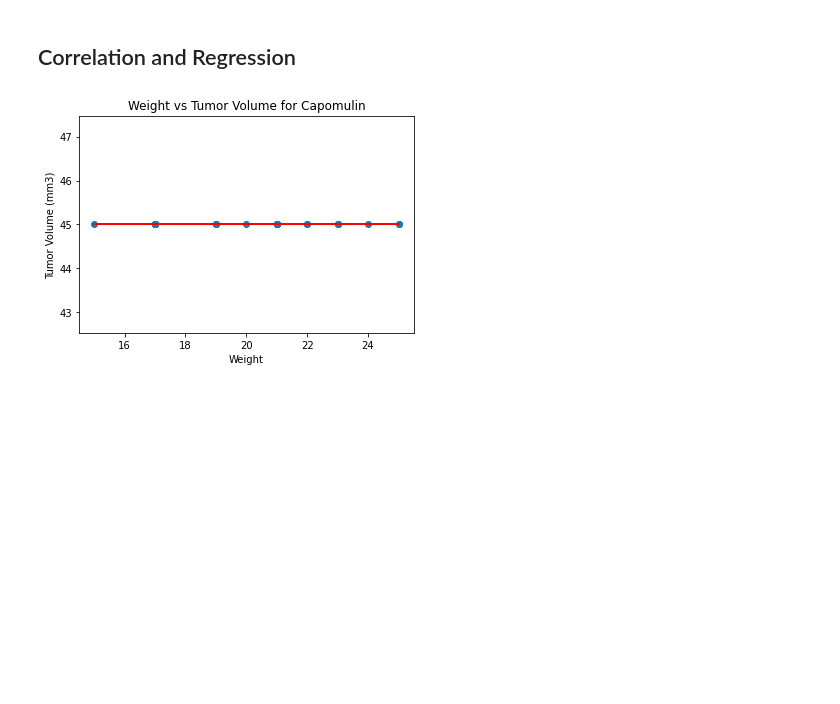
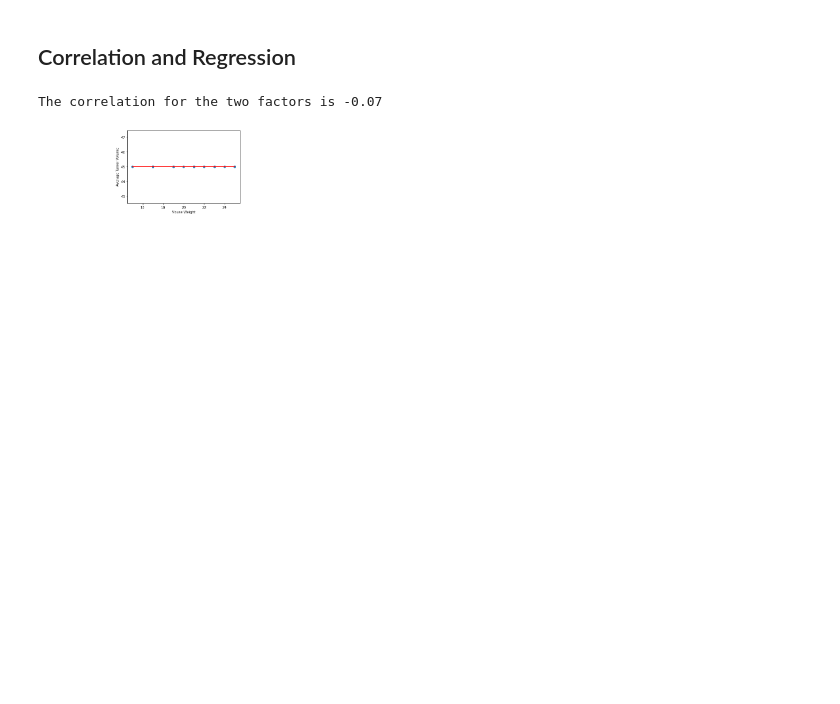
Before and after one commit to superVd/Matplotlib_Homework, a Jupyter notebook: pymaceuticals_starter.ipynb, the cells around one changed output. Cells and saved outputs as stored; diff of their text form; code cells hidden in the pictures; blank space fills up the shorter version.

```diff
--- a/pymaceuticals_starter.ipynb
+++ b/pymaceuticals_starter.ipynb
@@ -655,18 +658,36 @@ plt.show()
 # %% [markdown]
 ## Correlation and Regression
-# %%
-# Calculate the correlation coefficient and linear regression model
-# for mouse weight and average tumor volume for the Capomulin regimen
-(slope, intercept,rvalue, pvalue, stderr)= linregress(Capomulin_avg["Weight (g)"],Capomulin_avg["Tumor Volume (mm3)"])
-Regress_Num= Capomulin_avg["Weight (g)"]* slope + intercept
-line_eq= f"y = {round(slope, 2)} x + {round(intercept, 2)}"
-
-plt.scatter(Capomulin_avg["Weight (g)"],Capomulin_avg["Tumor Volume (mm3)"] )
-plt.plot(Capomulin_avg["Weight (g)"], Regress_Num, color='red')
-plt.annotate(line_eq,(20,36), color='red', fontsize=14)
-plt.xlabel("Weight")
-plt.ylabel("Tumor Volume (mm3)")
-plt.title("Weight vs Tumor Volume for Capomulin")
-plt.show()
-# %% [output]
-[figure, removed]
+# %%
+# Calculate the correlation coefficient and linear regression model
+# for mouse weight and average tumor volume for the Capomulin regimen
+
+#-----------------------------Solve for Correlation---------------------------------------------------
+Mouseweight = Capomulin_avg.iloc[:,0]
+Volume_avg = Capomulin_avg.iloc[:,1]
+# We then compute the Pearson correlation coefficient between "Mouse Weight" and "Average Tumor Volume"
+Correlation = st.pearsonr(Mouseweight, Volume_avg)
+print(f"The correlation for the two factors is {round(Correlation[0],2)}")
+# %% [output]
+The correlation for the two factors is -0.07
+# %%
+#----------------------------------Solve for Regression----------------------------------
+
+#Add linregress library
+from scipy.stats import linregress
+
+# Add the lineear regression equation line to the scatter plot
+x_values = Capomulin_avg["Weight (g)"]
+y_values = Capomulin_avg["Average Volume"]
+(slope, intercept, rvalue, pvalue, stderr) = linregress(x_values, y_values)
+Regress_num = x_values * slope + intercept
+line_eq = "y = " + str(round(slope,2)) + "x + " + str(round(intercept,2))
+# %%
+#Add scatter plot
+plt.scatter(x_values, y_values)
+plt.plot(x_values,Regress_num,"r-")
+plt.annotate(line_eq,(6,10),fontsize=15,color="red")
+plt.xlabel("Mouse Weight")
+plt.ylabel("Average Tumor Volume")
+plt.show()
+# %% [output]
+[figure, added]
```
Also changed, not shown: parts of 4 cells of this notebook.
